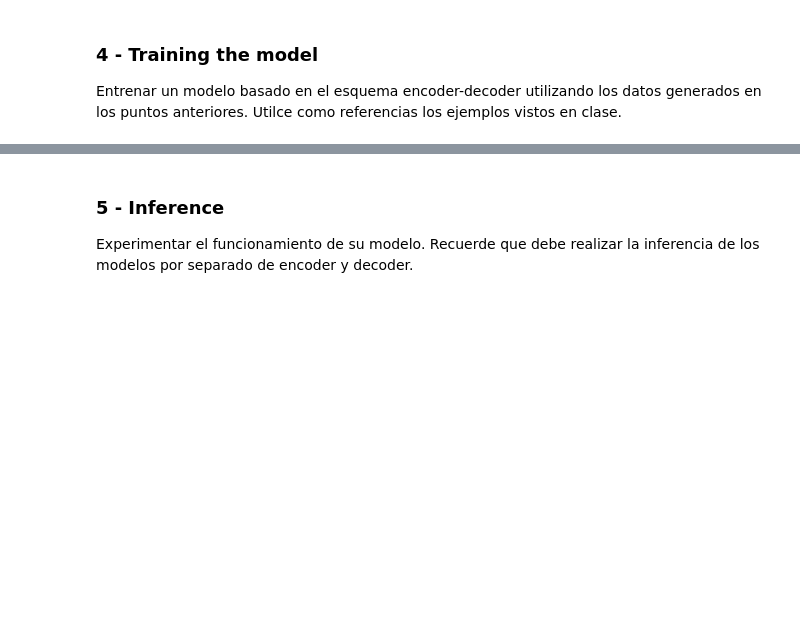
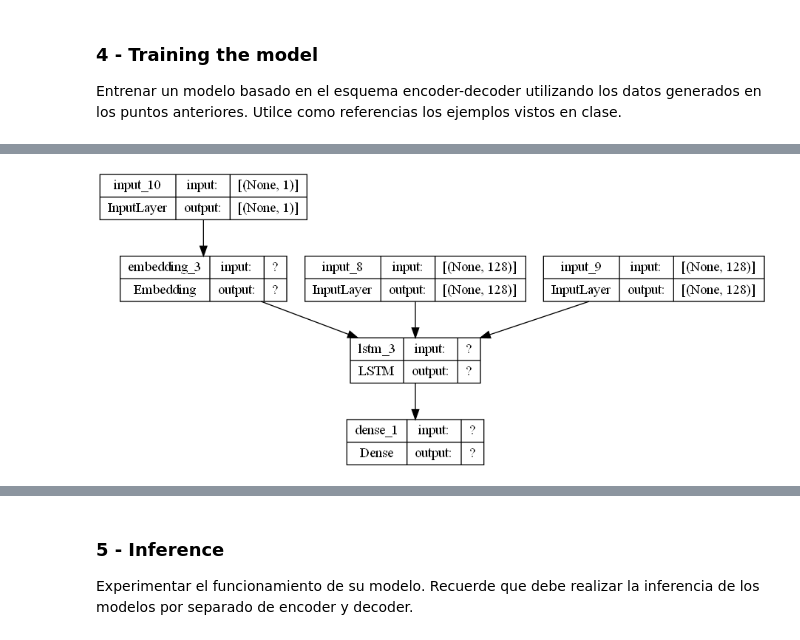
Before and after one commit to BenjaSar/NLP, a Jupyter notebook: 6- bot_qa.ipynb, the cells around one changed output, grey strips where cells are left out. Drawn from its saved outputs; the diff is of its cells as text; code cells hidden in the pictures; blank space fills up the shorter version.

```diff
--- a/6- bot_qa.ipynb
+++ b/6- bot_qa.ipynb
@@ -142,5 +142,5 @@ output_tokenizer.fit_on_texts(output_sentence)
 # %%
 # Get the word to index mapping for output answer
-word2indx_outputs = output_tokenizer.word_index
-print('Found %s unique output tokens.' %len(word2indx_outputs))
+word2idx_outputs = output_tokenizer.word_index
+print('Found %s unique output tokens.' %len(word2idx_outputs))
 # %% [output]
@@ -148,4 +148,5 @@ Found 5 unique output tokens.
 # %%
-output_integer_seq = output_tokenizer.texts_to_sequences(output_sentence)
+output_integer_seq = output_tokenizer.texts_to_sequences(output_sentences)
+output_input_integer_seq = output_tokenizer.texts_to_sequences(output_sentences_inputs)
 # %%
 # Calculate the max length for the ouput
@@ -164,0 +401,17 @@ Entrenar un modelo basado en el esquema encoder-decoder utilizando los datos gen
+# %%
+# Model only decoder (for making inferences)
+decoder_state_input_h = Input(shape=(n_units,))
+decoder_state_input_c = Input(shape=(n_units,))
+decoder_states_inputs = [decoder_state_input_h, decoder_state_input_c]
+
+decoder_inputs_single = Input(shape=(1,))
+decoder_inputs_single_x = decoder_embedding_layer(decoder_inputs_single)
+
+decoder_outputs, state_h, state_c = decoder_lstm(decoder_inputs_single_x, initial_state=decoder_states_inputs)
+decoder_states = [state_h, state_c]
+decoder_outputs = decoder_dense(decoder_outputs)
+decoder_model = Model([decoder_inputs_single] + decoder_states_inputs, [decoder_outputs] + decoder_states)
+
+plot_model(decoder_model, to_file='decoder_plot.png', show_shapes=True, show_layer_names=True)
+# %% [output]
+[figure, added]
```
Also changed, not shown: parts of 19 cells of this notebook.
